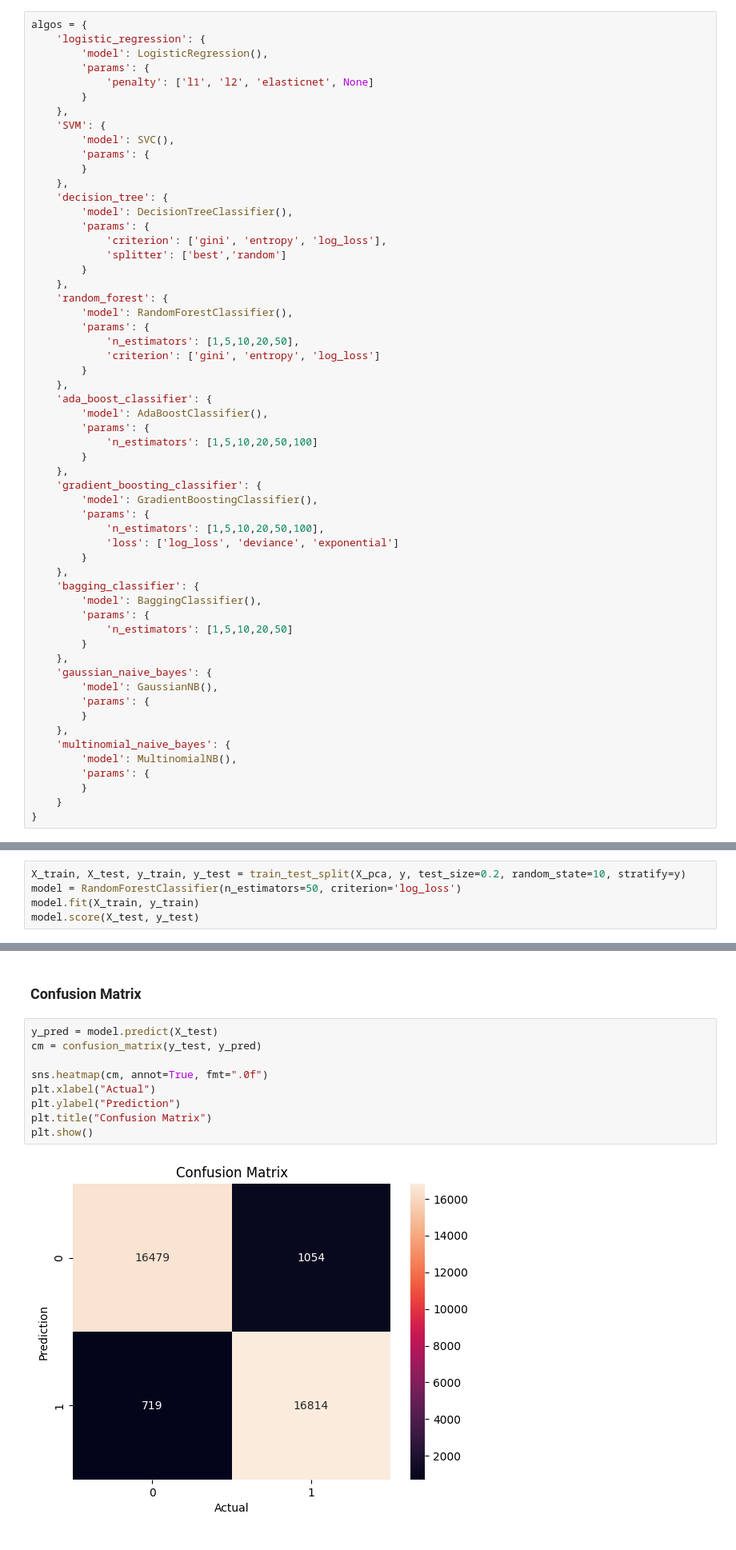
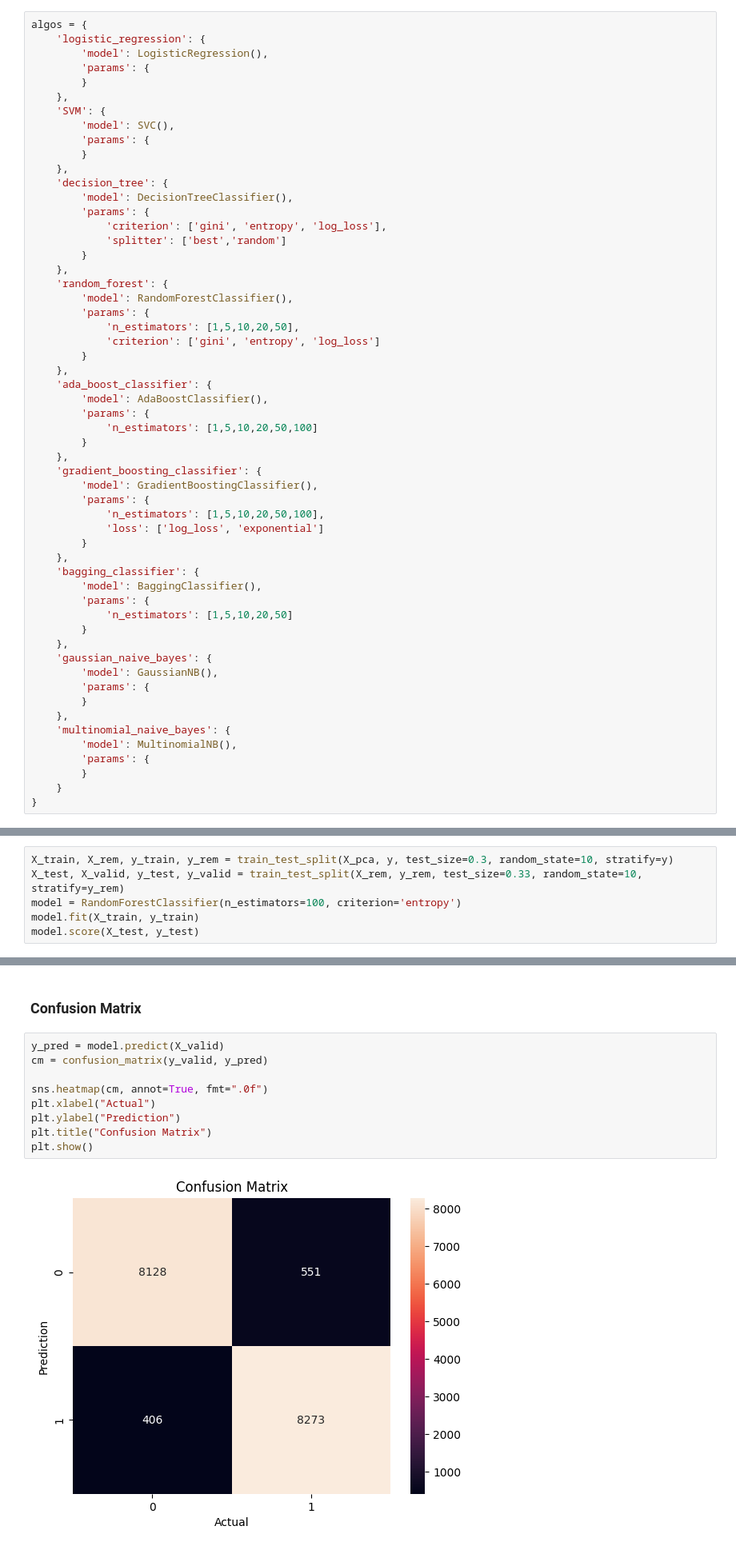
Before and after one commit to vikaschauhan734/diabetes_prediction, a Jupyter notebook: notebook.ipynb, the cells around one changed output, grey strips where cells are left out. Shown: that part at 80% size. Cells and saved outputs as stored; diff of their text form.

Commit message:
added visualization

```diff
--- a/notebook.ipynb
+++ b/notebook.ipynb
@@ -248,7 +356,6 @@ algos = {
     'logistic_regression': {
         'model': LogisticRegression(),
         'params': {
-            'penalty': ['l1', 'l2', 'elasticnet', None]
         }
     },
     'SVM': {
@@ -280,7 +387,7 @@ algos = {
         'model': GradientBoostingClassifier(),
         'params': {
             'n_estimators': [1,5,10,20,50,100],
-            'loss': ['log_loss', 'deviance', 'exponential']
+            'loss': ['log_loss', 'exponential']
         }
     },
     'bagging_classifier': {
@@ -418,8 +509,9 @@ X_pca.shape
 # %% [markdown]
 ### Training our model
 # %%
-X_train, X_test, y_train, y_test = train_test_split(X_pca, y, test_size=0.2, random_state=10, stratify=y)
-model = RandomForestClassifier(n_estimators=50, criterion='log_loss')
+X_train, X_rem, y_train, y_rem = train_test_split(X_pca, y, test_size=0.3, random_state=10, stratify=y)
+X_test, X_valid, y_test, y_valid = train_test_split(X_rem, y_rem, test_size=0.33, random_state=10, stratify=y_rem)
+model = RandomForestClassifier(n_estimators=100, criterion='entropy')
 model.fit(X_train, y_train)
 model.score(X_test, y_test)
 # %% [output]
@@ -427,16 +519,16 @@ model.score(X_test, y_test)
 # %% [markdown]
 ### Confusion Matrix
 # %%
-y_pred = model.predict(X_test)
-cm = confusion_matrix(y_test, y_pred)
+y_pred = model.predict(X_valid)
+cm = confusion_matrix(y_valid, y_pred)
 
 sns.heatmap(cm, annot=True, fmt=".0f")
 plt.xlabel("Actual")
 plt.ylabel("Prediction")
 plt.title("Confusion Matrix")
 plt.show()
 # %% [output]
-[figure, old version]
+[figure, new version]
 # %% [markdown]
 ### Classification Report
 # %%
```
Also changed, not shown: parts of 28 cells of this notebook, 1 other file.
